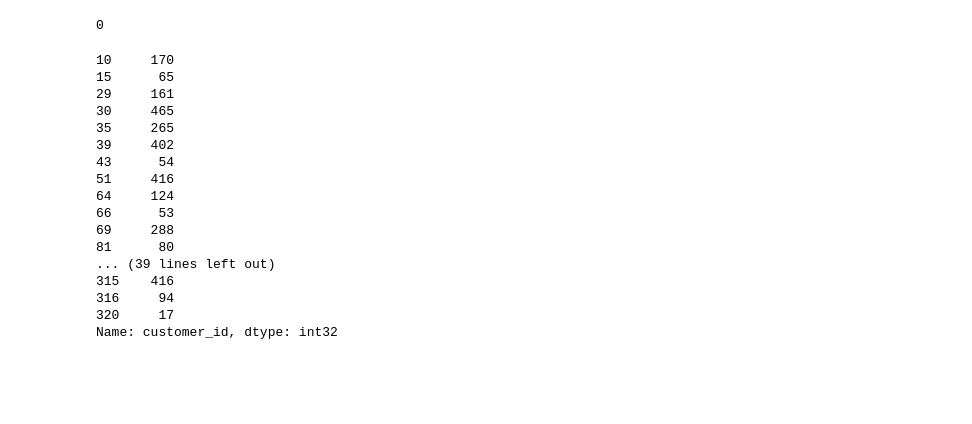
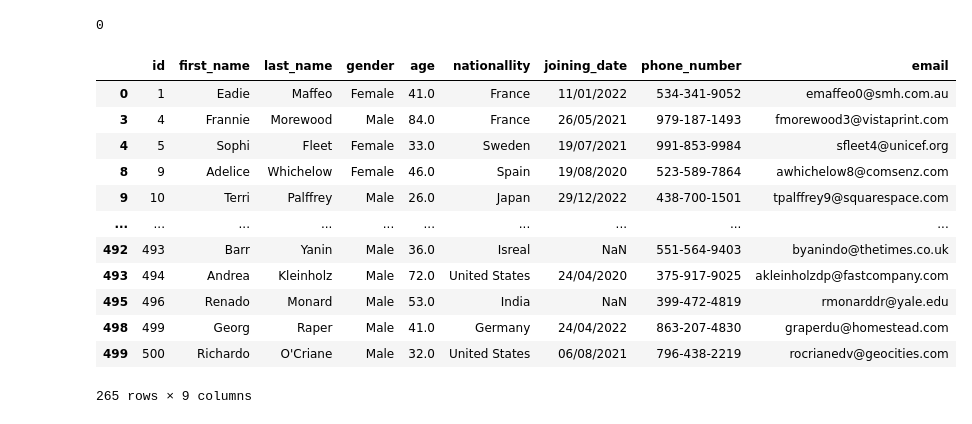
Before and after one commit to ShaniStaretz-ai/dataScience-14-May-25-Exam-b, a Jupyter notebook: Question1.ipynb, the cells around one changed output. Cells and saved outputs as stored; diff of their text form; code cells hidden in the pictures; blank space fills up the shorter version.

Commit message:
Question 1: clean customers and order_items with orders>=3

```diff
--- a/Question1.ipynb
+++ b/Question1.ipynb
@@ -208,31 +208,32 @@ printmd("check how many remove still exist",order_item_df['item_id'].isin(remove
 # %% [output]
 **<u>check how many remove still exist</u>**
 0
-# %%
-#Delete from the customers table all customers who have fewer than 3 orders.
-orders_df=orders_df.copy()
-orders_df = orders_df.dropna(subset=['customer_id'])
-orders_df['customer_id'] = orders_df['customer_id'].astype(int)
-
-customer_order_counts = orders_df_clean.groupby('customer_id')['order_id'].nunique().reset_index(name='order_count')
-orders_df['order_count']=customer_order_counts['order_count']
-customers_with_3_or_more_orders = orders_df[orders_df['order_count'] >= 3]['customer_id']#keep
-customers_with_3_or_more_orders
-# %% [output]
-10     170
-15      65
-29     161
-30     465
-35     265
-39     402
-43      54
-51     416
-64     124
-66      53
-69     288
-81      80
-... (39 lines left out)
-315    416
-316     94
-320     17
-Name: customer_id, dtype: int32
+# %%
+#Delete from the customers table all customers who have fewer than 3 orders.
+orders_df=orders_df.copy()
+orders_df = orders_df.dropna(subset=['customer_id'])
+orders_df['customer_id'] = orders_df['customer_id'].astype(int)
+
+customer_order_counts = orders_df.groupby('customer_id')['order_id'].nunique().reset_index(name='order_count')
+customer_order_counts_3_or_more = customer_order_counts['order_count'] >= 3
+
+customers_keep = customer_order_counts.loc[customer_order_counts_3_or_more, 'customer_id']
+customers_remove = customer_order_counts.loc[~customer_order_counts_3_or_more, 'customer_id']
+
+customer_df_keep = customers_df[customers_df['id'].isin(customers_keep)].copy()
+customer_df_remove = customers_df[customers_df['id'].isin(customers_remove)].copy()
+customer_df_remove
+# %% [output]
+|  | id | first_name | last_name | gender | age | nationallity | joining_date | phone_number | email |
+| 0 | 1 | Eadie | Maffeo | Female | 41.0 | France | 11/01/2022 | 534-341-9052 | emaffeo0@smh.com.au |
+| 3 | 4 | Frannie | Morewood | Male | 84.0 | France | 26/05/2021 | 979-187-1493 | fmorewood3@vistaprint.com |
+| 4 | 5 | Sophi | Fleet | Female | 33.0 | Sweden | 19/07/2021 | 991-853-9984 | sfleet4@unicef.org |
+| 8 | 9 | Adelice | Whichelow | Female | 46.0 | Spain | 19/08/2020 | 523-589-7864 | awhichelow8@comsenz.com |
+| 9 | 10 | Terri | Palffrey | Male | 26.0 | Japan | 29/12/2022 | 438-700-1501 | tpalffrey9@squarespace.com |
+| ... | ... | ... | ... | ... | ... | ... | ... | ... | ... |
+| 492 | 493 | Barr | Yanin | Male | 36.0 | Isreal | NaN | 551-564-9403 | byanindo@thetimes.co.uk |
+| 493 | 494 | Andrea | Kleinholz | Male | 72.0 | United States | 24/04/2020 | 375-917-9025 | akleinholzdp@fastcompany.com |
+| 495 | 496 | Renado | Monard | Male | 53.0 | India | NaN | 399-472-4819 | rmonarddr@yale.edu |
+| 498 | 499 | Georg | Raper | Male | 41.0 | Germany | 24/04/2022 | 863-207-4830 | graperdu@homestead.com |
+| 499 | 500 | Richardo | O'Criane | Male | 32.0 | United States | 06/08/2021 | 796-438-2219 | rocrianedv@geocities.com |
+265 rows × 9 columns
```
Also changed, not shown: parts of 1 cell of this notebook, 1 other file.
